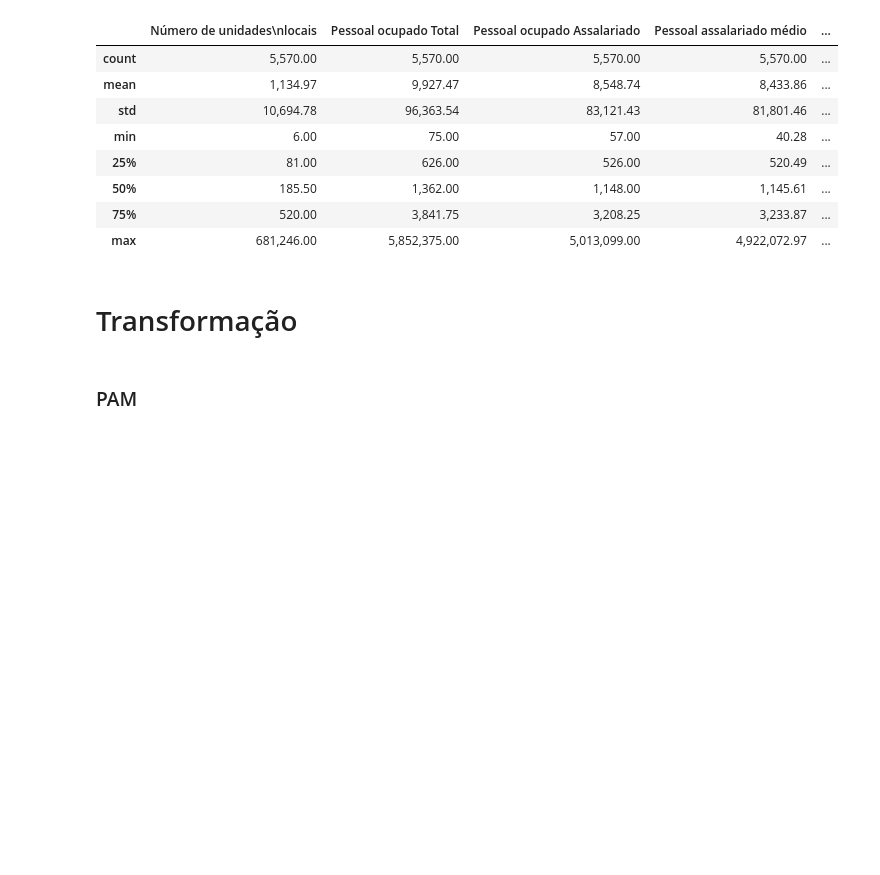
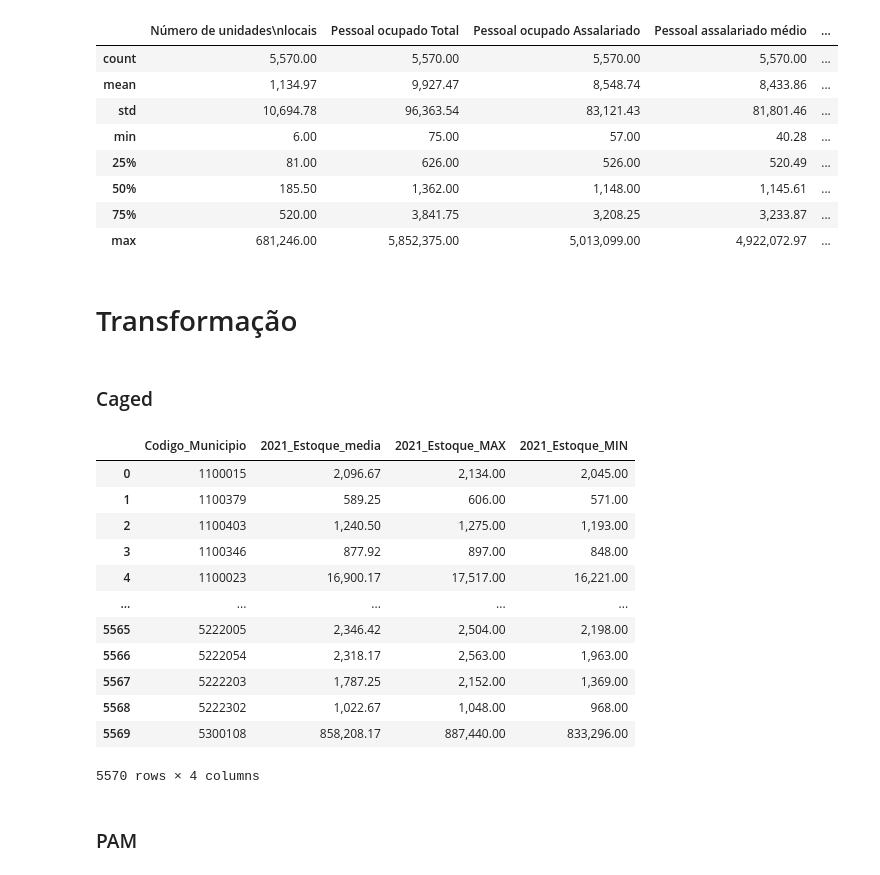
Before and after one commit to AHChaves/IC-InSAN, a Jupyter notebook: Integracao/integracao_2021.ipynb, the cells around one changed output. Drawn from its saved outputs; the diff is of its cells as text; code cells hidden in the pictures; blank space fills up the shorter version.

```diff
--- a/Integracao/integracao_2021.ipynb
+++ b/Integracao/integracao_2021.ipynb
@@ -190,3 +228,5 @@ cempre.describe()
 | max | 681,246.00 | 5,852,375.00 | 5,013,099.00 | 4,922,072.97 | ... |
 # %% [markdown]
 # Transformação
+# %% [markdown]
+### Caged
@@ -193,3 +235,19 @@ cempre.describe()
+# %%
+caged
+# %% [output]
+|  | Codigo_Municipio | 2021_Estoque_media | 2021_Estoque_MAX | 2021_Estoque_MIN |
+| 0 | 1100015 | 2,096.67 | 2,134.00 | 2,045.00 |
+| 1 | 1100379 | 589.25 | 606.00 | 571.00 |
+| 2 | 1100403 | 1,240.50 | 1,275.00 | 1,193.00 |
+| 3 | 1100346 | 877.92 | 897.00 | 848.00 |
+| 4 | 1100023 | 16,900.17 | 17,517.00 | 16,221.00 |
+| ... | ... | ... | ... | ... |
+| 5565 | 5222005 | 2,346.42 | 2,504.00 | 2,198.00 |
+| 5566 | 5222054 | 2,318.17 | 2,563.00 | 1,963.00 |
+| 5567 | 5222203 | 1,787.25 | 2,152.00 | 1,369.00 |
+| 5568 | 5222302 | 1,022.67 | 1,048.00 | 968.00 |
+| 5569 | 5300108 | 858,208.17 | 887,440.00 | 833,296.00 |
+5570 rows × 4 columns
 # %% [markdown]
 ### PAM
 # %%
```
Also changed, not shown: parts of 10 cells of this notebook.
